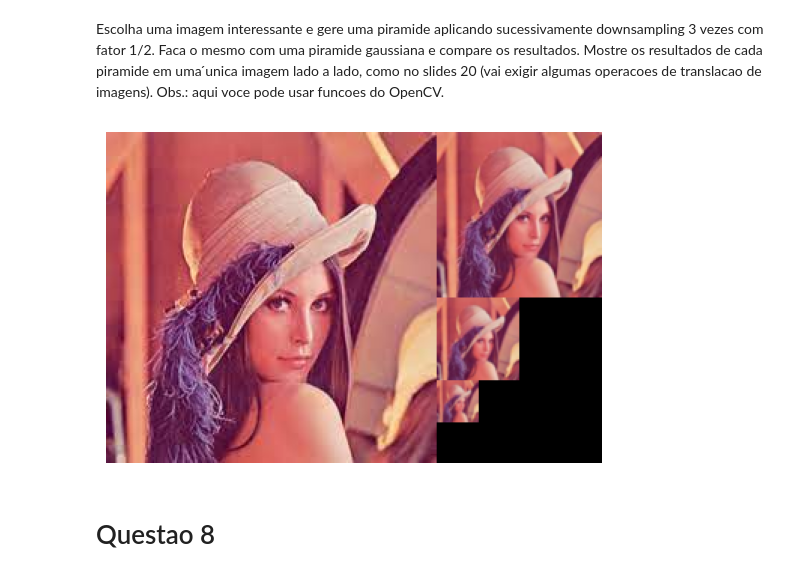
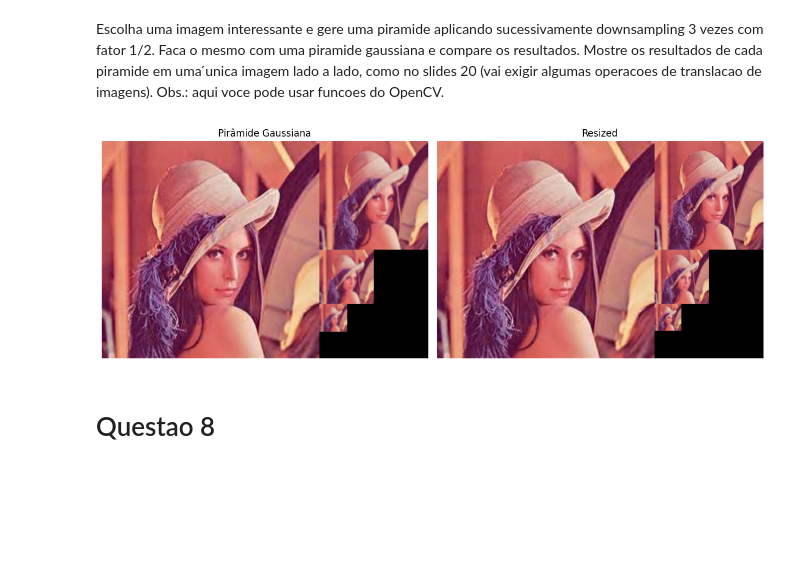
Before and after one commit to JonathanYuri/Computer-Vision, a Jupyter notebook: Lista1/lista.ipynb, the cells around one changed output. Drawn from its saved outputs; the diff is of its cells as text; code cells hidden in the pictures; blank space fills up the shorter version.

Commit message:
questao 7 com resize

```diff
--- a/Lista1/lista.ipynb
+++ b/Lista1/lista.ipynb
@@ -250,37 +250,69 @@ Aumentar apertureSize pode ajudar a suavizar o ruído, mas também pode fazer co
 # %% [markdown]
 Escolha uma imagem interessante e gere uma piramide aplicando sucessivamente downsampling 3 vezes com fator 1/2. Faca o mesmo com uma piramide gaussiana e compare os resultados. Mostre os resultados de cada piramide em uma  ́unica imagem lado a lado, como no slides 20 (vai exigir algumas operacoes de translacao de imagens). Obs.: aqui voce pode usar funcoes do OpenCV.
 # %%
-def generate_pyramid(img, downsample_func, levels=4):
+def generate_pyramid_resize(img, levels=4):
+    height, width, color = img.shape
+    hh, ww = height, width
+
+    pyramid = [img.copy()]
+
+    output = np.zeros((height, width + (width // 2), 3), dtype=np.uint8)
+    output[0:height, 0:width, :color] = pyramid[0]
+
+    yoffset = 0
+    xoffset = width
+    for i in range(1, levels):
+        downsampled = cv2.resize(pyramid[i-1], (hh // 2, ww // 2))
+        hh, ww = downsampled.shape[:2]
+        pyramid.append(downsampled)
+        output[ yoffset:yoffset+hh, xoffset:xoffset+ww ] = downsampled
+        yoffset += hh
+    return output
+
+
+def generate_pyramid_gauss(img, levels=4):
     height, width, color = img.shape
 
     pyramid = [img.copy()]
 
     output = np.zeros((height, width + (width // 2), 3), dtype=np.uint8)
     output[0:height, 0:width, :color] = pyramid[0]
 
     yoffset = 0
     xoffset = width
     for i in range(1, levels):
-        downsampled = downsample_func(pyramid[i-1])
+        downsampled = cv2.pyrDown(pyramid[i-1])
         hh, ww = downsampled.shape[:2]
         pyramid.append(downsampled)
         output[ yoffset:yoffset+hh, xoffset:xoffset+ww ] = downsampled
         yoffset += hh
     return output
 
 
+
 img = cv2.imread("lena.jpeg")
 img = cv2.cvtColor(img, cv2.COLOR_BGR2RGB)
 
-gaussian = generate_pyramid(img, cv2.pyrDown)
-downsized = generate_pyramid(img, cv2.resize)
+gaussian = generate_pyramid_gauss(img)
+resized = generate_pyramid_resize(img)
 
+plt.figure(figsize=(12, 6))
 
+plt.subplot(1, 2, 1)
 plt.imshow(gaussian)
+plt.title("Pirâmide Gaussiana")
 plt.axis("off")
+
+plt.subplot(1, 2, 2)
+plt.imshow(resized)
+plt.title("Resized")
+plt.axis("off")
+
+plt.tight_layout()
+
 plt.show()
 # %% [output]
-[figure, old version]
+[figure, new version]
 # %% [markdown]
 # Questao 8
 # %% [markdown]
```
